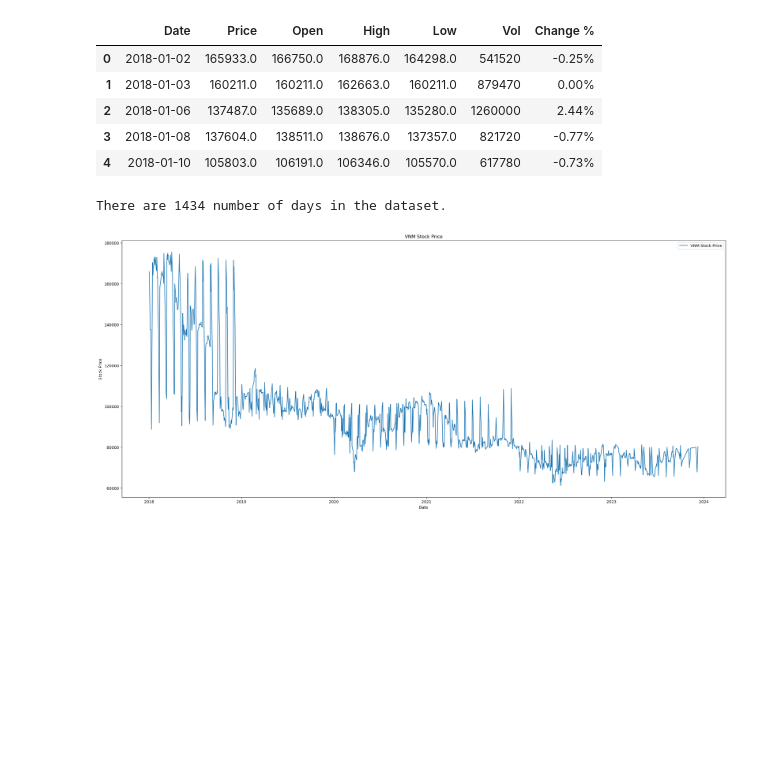
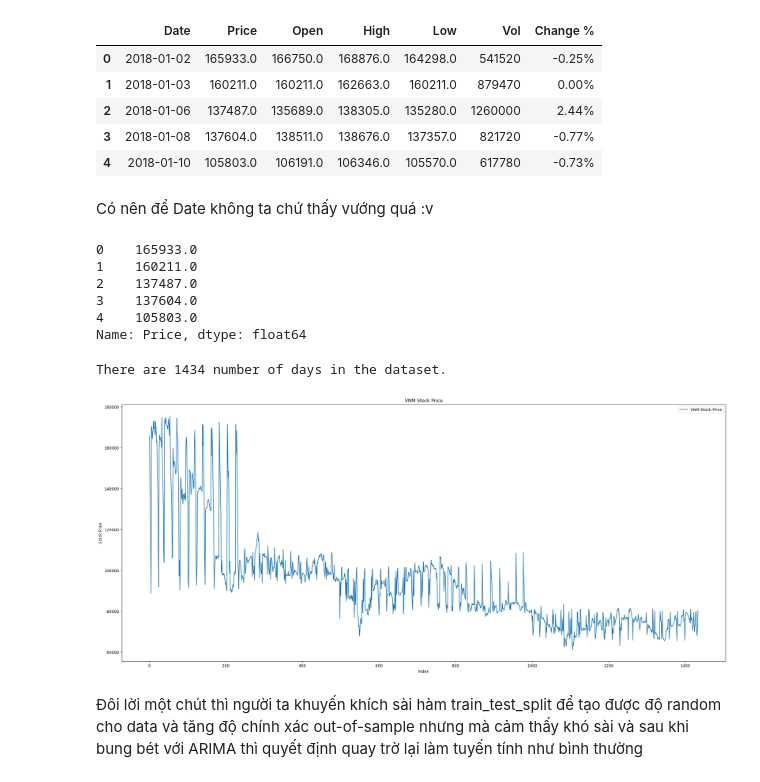
Before and after one commit to UIT-21522592/BA, a Jupyter notebook: ấy ai bú si nẹt.ipynb, the cells around one changed output. Drawn from its saved outputs; the diff is of its cells as text; code cells hidden in the pictures; blank space fills up the shorter version.

Commit message:
stock prediction LSTM commit #2

```diff
--- a/ấy ai bú si nẹt.ipynb
+++ b/ấy ai bú si nẹt.ipynb
@@ -14,7 +14,7 @@ from keras.layers import LSTM
 from keras.layers import Dropout
 # %%
 data = pd.read_excel('VNM Historical Data Refine.xlsx')
-data['Date'] = pd.to_datetime(data['Date']).dt.date
+# data['Date'] = pd.to_datetime(data['Date']).dt.date # cái này cũ rồi những mà vẫn để, để sau biết là có cái này để mà sài :3
 data.head()
 # %% [output]
 |  | Date | Price | Open | High | Low | Vol | Change % |
@@ -23,17 +23,32 @@ data.head()
 | 2 | 2018-01-06 | 137487.0 | 135689.0 | 138305.0 | 135280.0 | 1260000 | 2.44% |
 | 3 | 2018-01-08 | 137604.0 | 138511.0 | 138676.0 | 137357.0 | 821720 | -0.77% |
 | 4 | 2018-01-10 | 105803.0 | 106191.0 | 106346.0 | 105570.0 | 617780 | -0.73% |
+# %% [markdown]
+Có nên để Date không ta chứ thấy vướng quá :v
+# %%
+data = data["Price"] # mình cẫn mỗi Price thui nên là lấy Price và drop hết các cột khác luôn
+data = data.dropna()
+data = data.reset_index(drop = True)# reset lại Index cho chắc
+# %%
+data.head()# trông có vẻ ổn hơn rồi á :3
+# %% [output]
+0    165933.0
+1    160211.0
+2    137487.0
+3    137604.0
+4    105803.0
+Name: Price, dtype: float64
 # %%
 print('There are {} number of days in the dataset.'.format(data.shape[0]))
 # %% [output]
 There are 1434 number of days in the dataset.
 # %%
 plt.figure(figsize=(28, 12))#, dpi=100)
-plt.plot(data['Date'], data['Price'], label='VNM Stock Price')
-plt.xlabel('Date')
+plt.plot(data, label='VNM Stock Price')
+plt.xlabel('Index')
 plt.ylabel('Stock Price')
 plt.title('VNM Stock Price')
 plt.legend()
 plt.show()
 # %% [output]
-[figure, old version]
+[figure, new version]
@@ -40 +68,3 @@ plt.show()
+# %% [markdown]
+Đôi lời một chút thì người ta khuyến khích sài hàm train_test_split để tạo được độ random cho data và tăng độ chính xác out-of-sample nhưng mà cảm thấy khó sài và sau khi bung bét với ARIMA thì quyết định quay trờ lại làm tuyến tính như bình thường
 # %%
```
Also changed, not shown: parts of 32 cells of this notebook.
